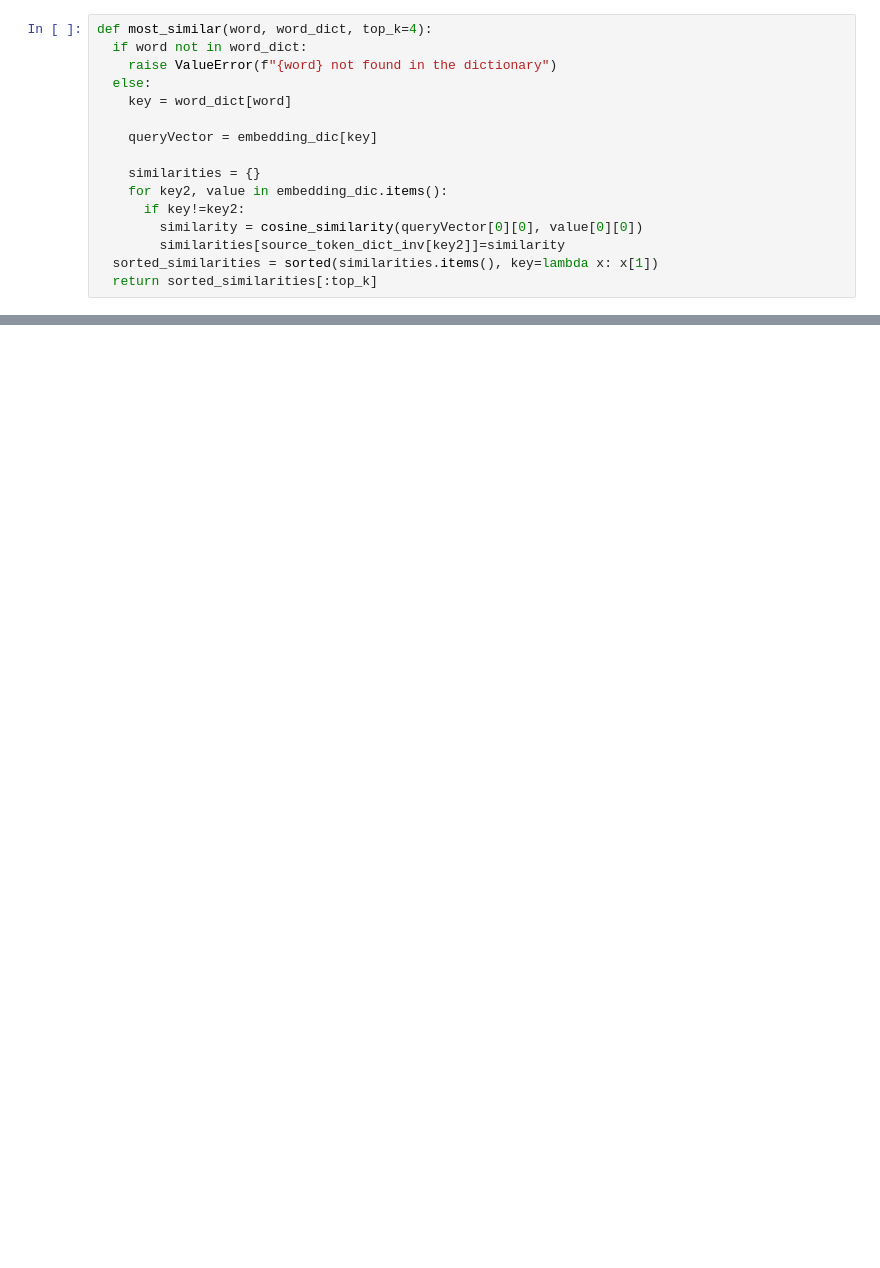
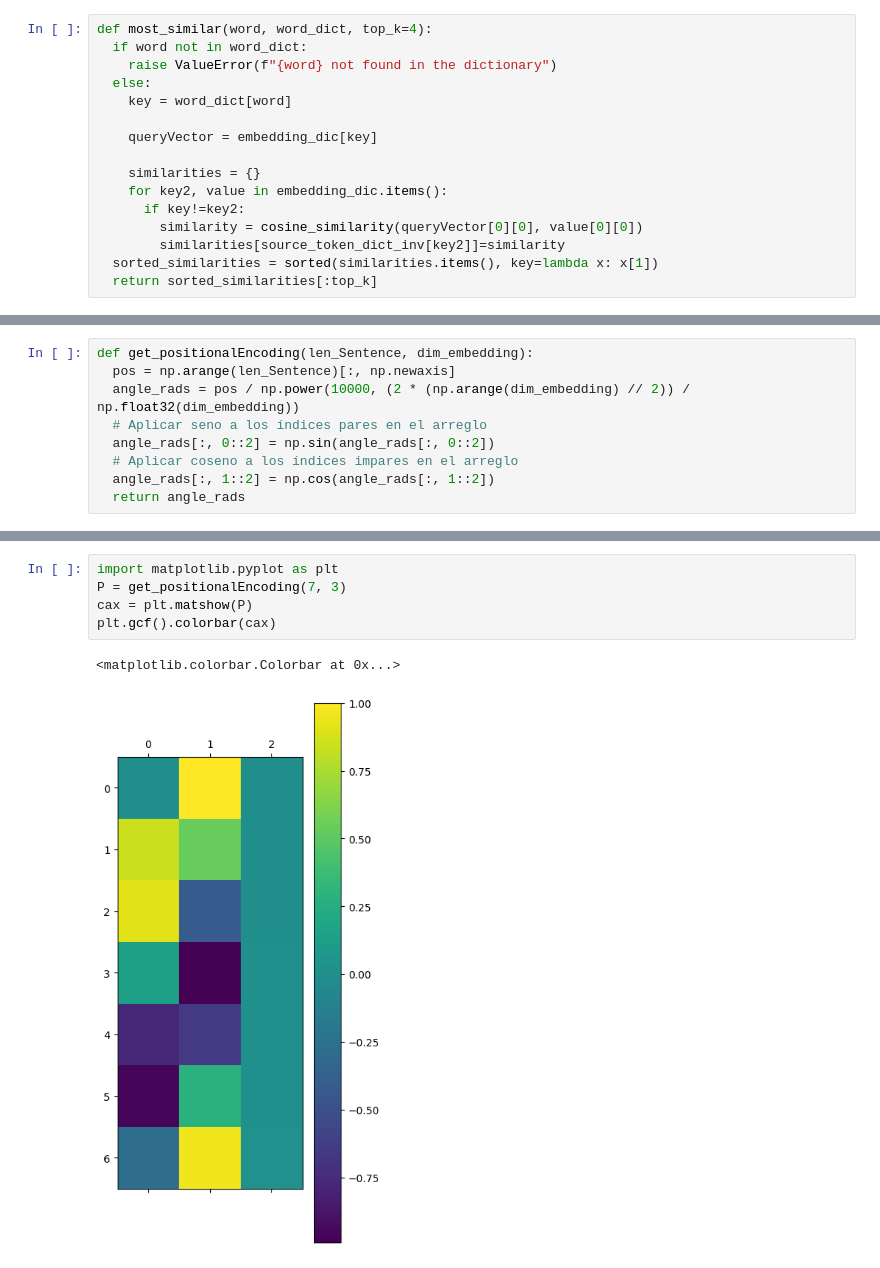
Before and after one commit to JuanDavid1217/Generative-AI-from-Scratch, a Jupyter notebook: Transformers/Embedding_from_scratch.ipynb, the cells around one changed output, grey strips where cells are left out. Cells and saved outputs as stored; diff of their text form; blank space fills up the shorter version.

```diff
--- a/Transformers/Embedding_from_scratch.ipynb
+++ b/Transformers/Embedding_from_scratch.ipynb
@@ -421,0 +503,9 @@ most_similar('rey', source_token_dict, 4)
+# %%
+def get_positionalEncoding(len_Sentence, dim_embedding):
+  pos = np.arange(len_Sentence)[:, np.newaxis]
+  angle_rads = pos / np.power(10000, (2 * (np.arange(dim_embedding) // 2)) / np.float32(dim_embedding))
+  # Aplicar seno a los índices pares en el arreglo
+  angle_rads[:, 0::2] = np.sin(angle_rads[:, 0::2])
+  # Aplicar coseno a los índices impares en el arreglo
+  angle_rads[:, 1::2] = np.cos(angle_rads[:, 1::2])
+  return angle_rads
@@ -421,0 +524,8 @@ most_similar('rey', source_token_dict, 4)
+# %%
+import matplotlib.pyplot as plt
+P = get_positionalEncoding(7, 3)
+cax = plt.matshow(P)
+plt.gcf().colorbar(cax)
+# %% [output]
+<matplotlib.colorbar.Colorbar at 0x...>
+[figure, added]
```
Also changed, not shown: parts of 24 cells of this notebook.
